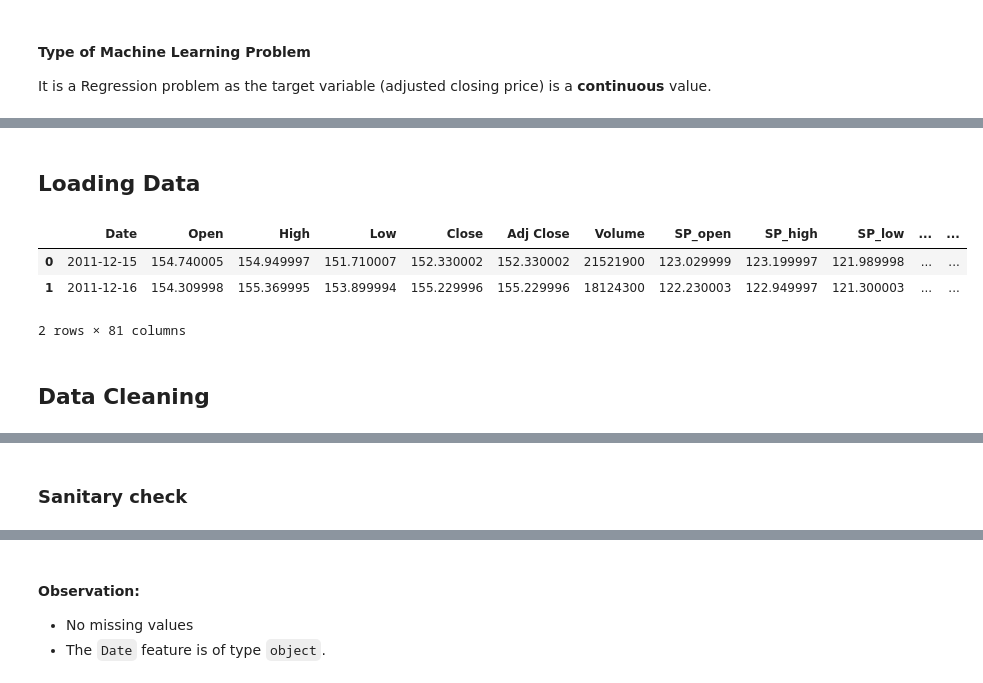
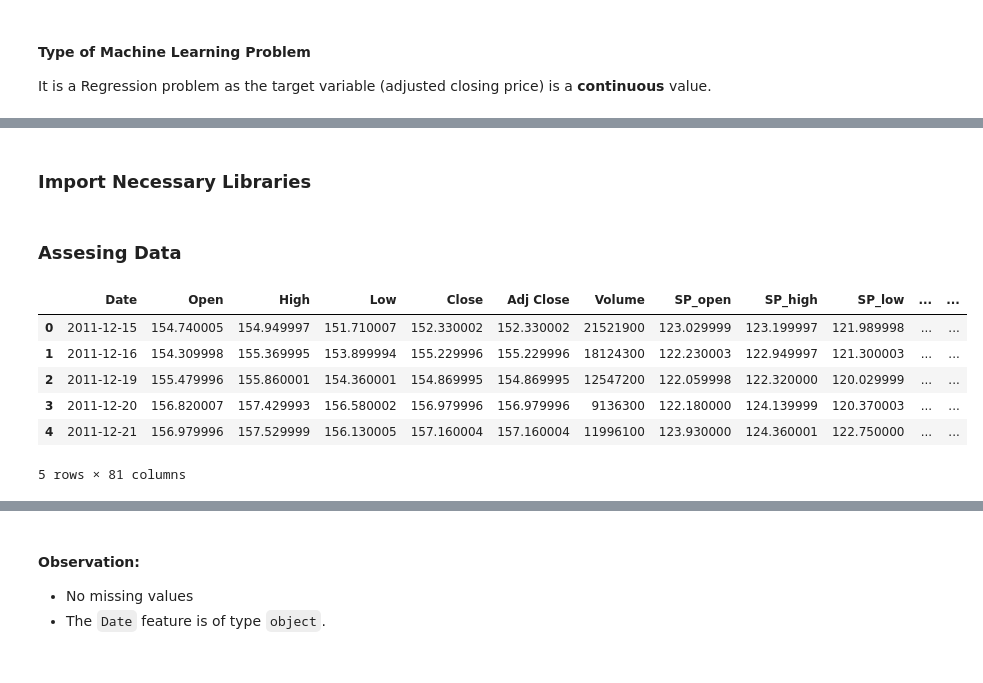
Before and after one commit to Hamoye-Summer22-TeamSQL-Premier-Project/Gold-Rates-Prediction, a Jupyter notebook: Gold-price-by-Team-sql.ipynb, the cells around one changed output, grey strips where cells are left out. Cells and saved outputs as stored; diff of their text form; code cells hidden in the pictures.

```diff
--- a/Gold-price-by-Team-sql.ipynb
+++ b/Gold-price-by-Team-sql.ipynb
@@ -27,3 +54,5 @@ It is a Regression problem as the target variable (adjusted closing price) is a
+# %% [markdown]
+### Import Necessary Libraries
 # %%
 import pandas as pd
 import numpy as np
@@ -57,15 +86,17 @@ warnings.filterwarnings("ignore")
 
 sns.set(context="notebook", palette="coolwarm", style = 'ticks', font_scale = 1.2, color_codes=True)
 # %% [markdown]
-## Loading Data
+### Assesing Data
 # %%
-data = pd.read_csv(r".\dataset\final_uso.csv") #change the file path as applicable to you
-data.head(2)
+# Read data.
+data = pd.read_csv('data\FINAL_USO.csv')
+data.head()
 # %% [output]
 |  | Date | Open | High | Low | Close | Adj Close | Volume | SP_open | SP_high | SP_low | ... | ... |
 | 0 | 2011-12-15 | 154.740005 | 154.949997 | 151.710007 | 152.330002 | 152.330002 | 21521900 | 123.029999 | 123.199997 | 121.989998 | ... | ... |
 | 1 | 2011-12-16 | 154.309998 | 155.369995 | 153.899994 | 155.229996 | 155.229996 | 18124300 | 122.230003 | 122.949997 | 121.300003 | ... | ... |
+| 2 | 2011-12-19 | 155.479996 | 155.860001 | 154.360001 | 154.869995 | 154.869995 | 12547200 | 122.059998 | 122.320000 | 120.029999 | ... | ... |
+| 3 | 2011-12-20 | 156.820007 | 157.429993 | 156.580002 | 156.979996 | 156.979996 | 9136300 | 122.180000 | 124.139999 | 120.370003 | ... | ... |
+| 4 | 2011-12-21 | 156.979996 | 157.529999 | 156.130005 | 157.160004 | 157.160004 | 11996100 | 123.930000 | 124.360001 | 122.750000 | ... | ... |
-2 rows × 81 columns
+5 rows × 81 columns
-# %% [markdown]
-## Data Cleaning
 # %%
@@ -86,6 +118,4 @@ Index(['Date', 'Open', 'High', 'Low', 'Close', 'Adj Close', 'Volume',
        'GDX_Low', 'GDX_Close', 'GDX_Adj Close', 'GDX_Volume', 'USO_Open',
        'USO_High', 'USO_Low', 'USO_Close', 'USO_Adj Close', 'USO_Volume'],
       dtype='object')
-# %% [markdown]
-### Sanitary check
 # %%
```
Also changed, not shown: parts of 118 cells of this notebook.
